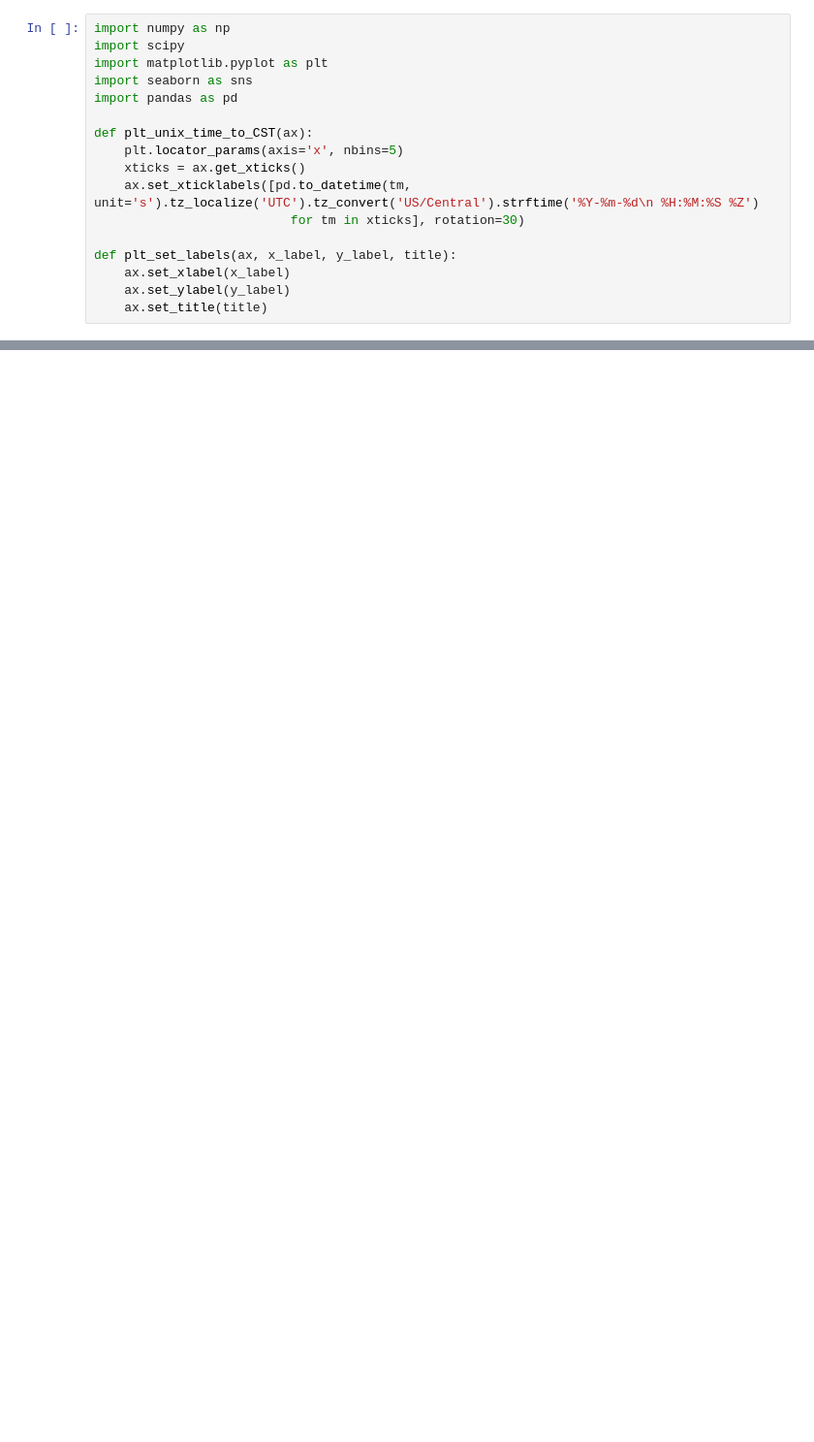
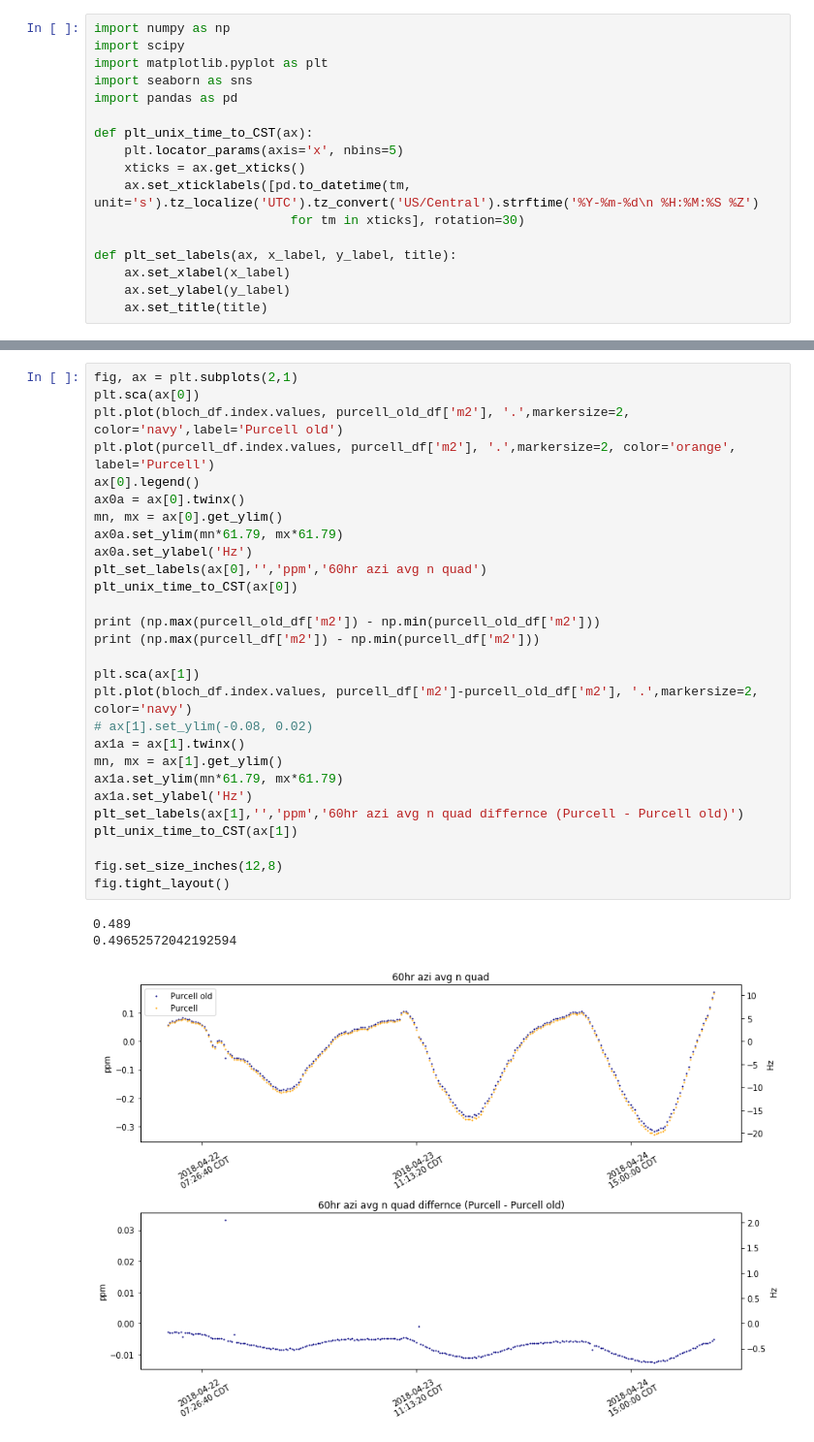
Before and after one commit to aetb/trfp, a Jupyter notebook: bloch_purcell_comparison.ipynb, the cells around one changed output, grey strips where cells are left out. Shown at 97% size. Drawn from its saved outputs; the diff is of its cells as text; blank space fills up the shorter version.

```diff
--- a/bloch_purcell_comparison.ipynb
+++ b/bloch_purcell_comparison.ipynb
@@ -22,3 +88,35 @@ bloch_df = bloch_df.drop(axis=0, labels=1524640055)
+# %%
+fig, ax = plt.subplots(2,1)
+plt.sca(ax[0])
+plt.plot(bloch_df.index.values, purcell_old_df['m2'], '.',markersize=2, color='navy',label='Purcell old')
+plt.plot(purcell_df.index.values, purcell_df['m2'], '.',markersize=2, color='orange', label='Purcell')
+ax[0].legend()
+ax0a = ax[0].twinx()
+mn, mx = ax[0].get_ylim()
+ax0a.set_ylim(mn*61.79, mx*61.79)
+ax0a.set_ylabel('Hz')
+plt_set_labels(ax[0],'','ppm','60hr azi avg n quad')
+plt_unix_time_to_CST(ax[0])
+
+print (np.max(purcell_old_df['m2']) - np.min(purcell_old_df['m2']))
+print (np.max(purcell_df['m2']) - np.min(purcell_df['m2']))
+
+plt.sca(ax[1])
+plt.plot(bloch_df.index.values, purcell_df['m2']-purcell_old_df['m2'], '.',markersize=2, color='navy')
+# ax[1].set_ylim(-0.08, 0.02)
+ax1a = ax[1].twinx()
+mn, mx = ax[1].get_ylim()
+ax1a.set_ylim(mn*61.79, mx*61.79)
+ax1a.set_ylabel('Hz')
+plt_set_labels(ax[1],'','ppm','60hr azi avg n quad differnce (Purcell - Purcell old)')
+plt_unix_time_to_CST(ax[1])
+
+fig.set_size_inches(12,8)
+fig.tight_layout()
+# %% [output]
+0.489
+0.49652572042192594
+[figure, added]
 # %%
 fig, ax = plt.subplots(2,1)
 plt.sca(ax[0])
```
Also changed, not shown: parts of 7 cells of this notebook, 25 other files.
